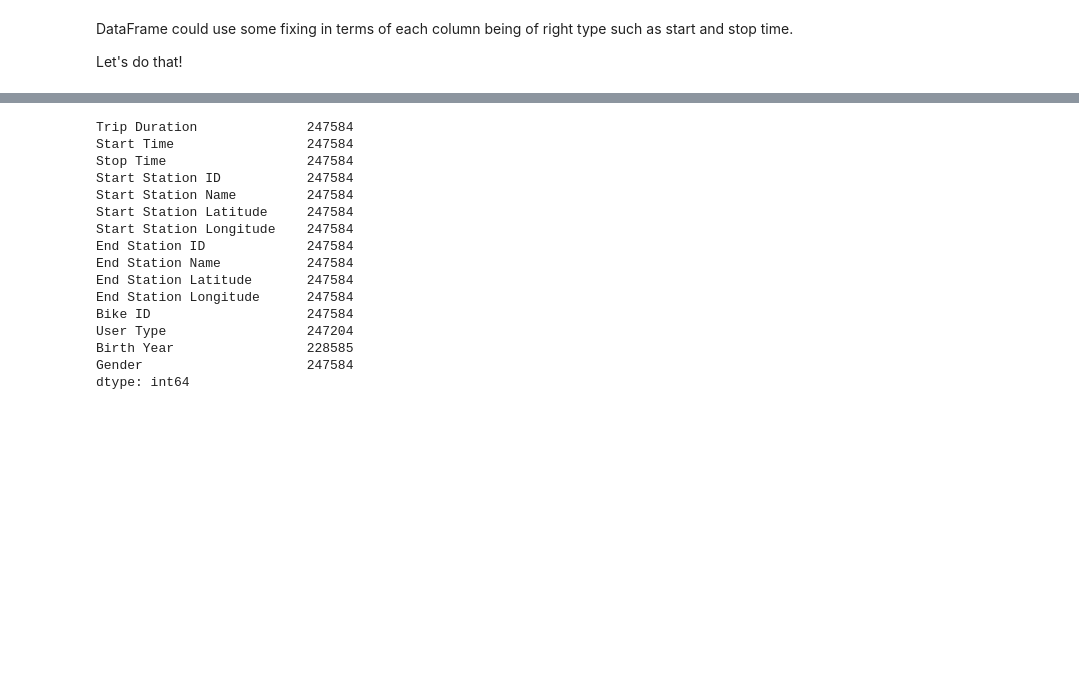
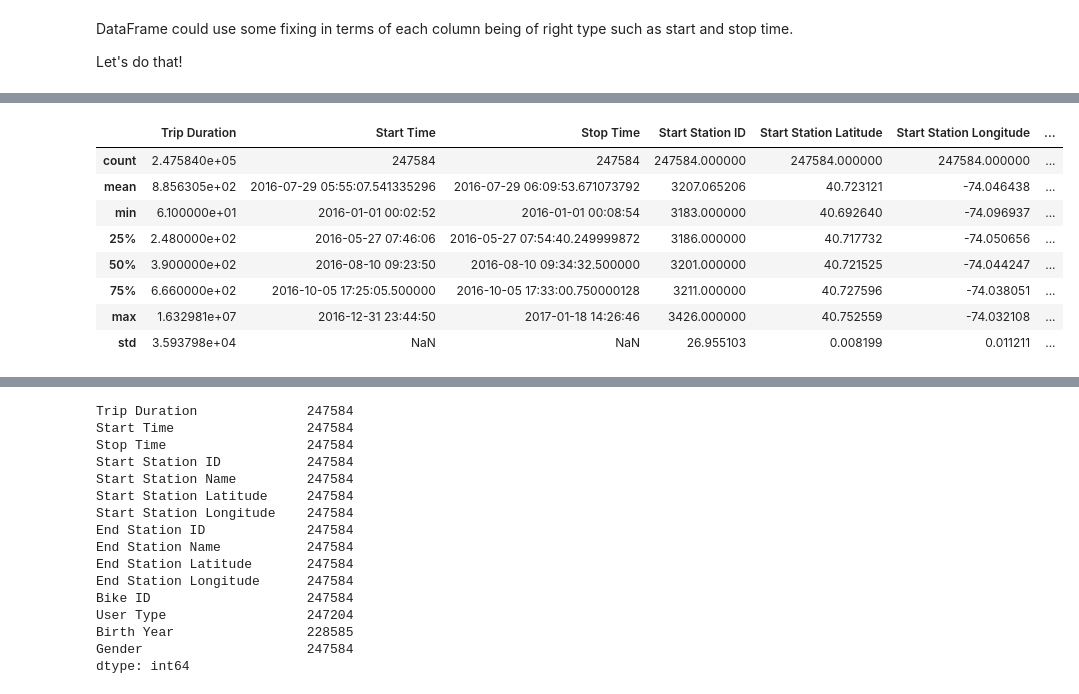
Before and after one commit to ethanenkhtur/bike_rental_data_management, a Jupyter notebook: project.ipynb, the cells around one changed output, grey strips where cells are left out. Drawn from its saved outputs; the diff is of its cells as text; code cells hidden in the pictures; blank space fills up the shorter version.

```diff
--- a/project.ipynb
+++ b/project.ipynb
@@ -91 +96,13 @@ Gender                              int64
 dtype: object
+# %%
+df.describe()
+# %% [output]
+|  | Trip Duration | Start Time | Stop Time | Start Station ID | Start Station Latitude | Start Station Longitude | ... |
+| count | 2.475840e+05 | 247584 | 247584 | 247584.000000 | 247584.000000 | 247584.000000 | ... |
+| mean | 8.856305e+02 | 2016-07-29 05:55:07.541335296 | 2016-07-29 06:09:53.671073792 | 3207.065206 | 40.723121 | -74.046438 | ... |
+| min | 6.100000e+01 | 2016-01-01 00:02:52 | 2016-01-01 00:08:54 | 3183.000000 | 40.692640 | -74.096937 | ... |
+| 25% | 2.480000e+02 | 2016-05-27 07:46:06 | 2016-05-27 07:54:40.249999872 | 3186.000000 | 40.717732 | -74.050656 | ... |
+| 50% | 3.900000e+02 | 2016-08-10 09:23:50 | 2016-08-10 09:34:32.500000 | 3201.000000 | 40.721525 | -74.044247 | ... |
+| 75% | 6.660000e+02 | 2016-10-05 17:25:05.500000 | 2016-10-05 17:33:00.750000128 | 3211.000000 | 40.727596 | -74.038051 | ... |
+| max | 1.632981e+07 | 2016-12-31 23:44:50 | 2017-01-18 14:26:46 | 3426.000000 | 40.752559 | -74.032108 | ... |
+| std | 3.593798e+04 | NaN | NaN | 26.955103 | 0.008199 | 0.011211 | ... |
```
Also changed, not shown: parts of 8 cells of this notebook.
